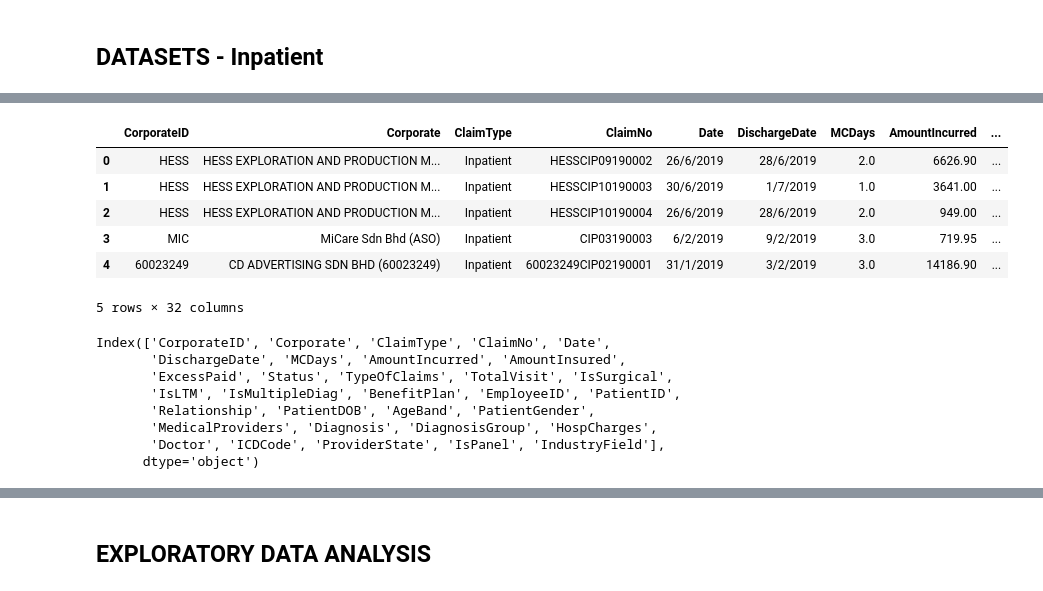
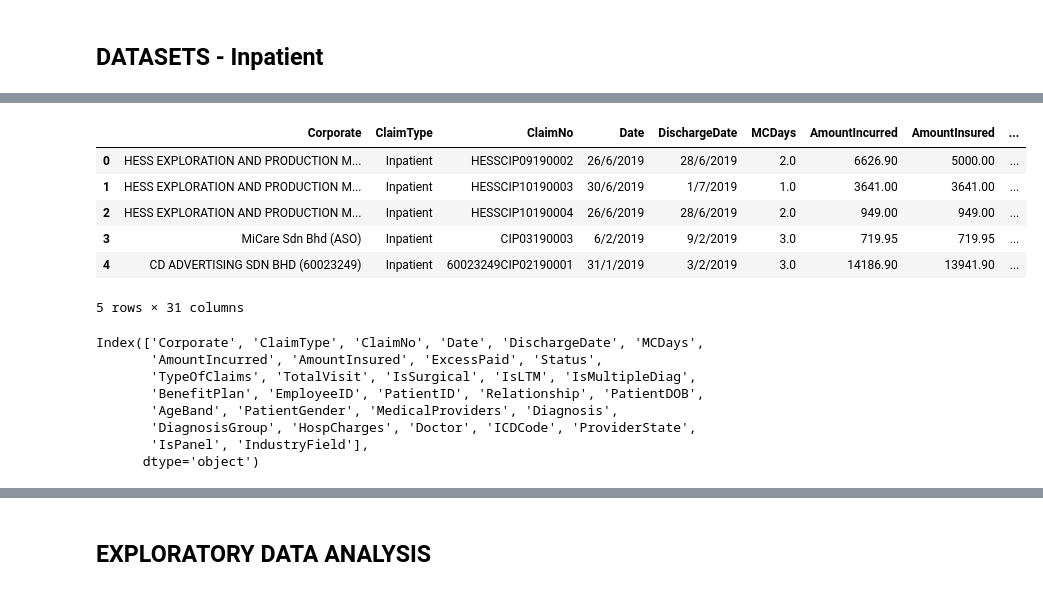
Before and after one commit to AngieChong/Research-Paper, a Jupyter notebook: P1_Prediction_of_Inpatient_Cost.ipynb, the cells around one changed output, grey strips where cells are left out. Cells and saved outputs as stored; diff of their text form; code cells hidden in the pictures.

```diff
--- a/P1_Prediction_of_Inpatient_Cost.ipynb
+++ b/P1_Prediction_of_Inpatient_Cost.ipynb
@@ -21,23 +21,23 @@ User uploaded file "Inpatient_2019-2022.csv" with length 316577997 bytes
 # %%
 import pandas as pd
-df = pd.read_csv("Inpatient_2019-2022.csv")
+df = pd.read_csv("Inpatient_2019-2022_amended.csv")
 df.head(5)
 # %% [output]
-|  | CorporateID | Corporate | ClaimType | ClaimNo | Date | DischargeDate | MCDays | AmountIncurred | ... |
-| 0 | HESS | HESS EXPLORATION AND PRODUCTION M... | Inpatient | HESSCIP09190002 | 26/6/2019 | 28/6/2019 | 2.0 | 6626.90 | ... |
-| 1 | HESS | HESS EXPLORATION AND PRODUCTION M... | Inpatient | HESSCIP10190003 | 30/6/2019 | 1/7/2019 | 1.0 | 3641.00 | ... |
-| 2 | HESS | HESS EXPLORATION AND PRODUCTION M... | Inpatient | HESSCIP10190004 | 26/6/2019 | 28/6/2019 | 2.0 | 949.00 | ... |
-| 3 | MIC | MiCare Sdn Bhd (ASO) | Inpatient | CIP03190003 | 6/2/2019 | 9/2/2019 | 3.0 | 719.95 | ... |
-| 4 | 60023249 | CD ADVERTISING SDN BHD (60023249) | Inpatient | 60023249CIP02190001 | 31/1/2019 | 3/2/2019 | 3.0 | 14186.90 | ... |
+|  | Corporate | ClaimType | ClaimNo | Date | DischargeDate | MCDays | AmountIncurred | AmountInsured | ... |
+| 0 | HESS EXPLORATION AND PRODUCTION M... | Inpatient | HESSCIP09190002 | 26/6/2019 | 28/6/2019 | 2.0 | 6626.90 | 5000.00 | ... |
+| 1 | HESS EXPLORATION AND PRODUCTION M... | Inpatient | HESSCIP10190003 | 30/6/2019 | 1/7/2019 | 1.0 | 3641.00 | 3641.00 | ... |
+| 2 | HESS EXPLORATION AND PRODUCTION M... | Inpatient | HESSCIP10190004 | 26/6/2019 | 28/6/2019 | 2.0 | 949.00 | 949.00 | ... |
+| 3 | MiCare Sdn Bhd (ASO) | Inpatient | CIP03190003 | 6/2/2019 | 9/2/2019 | 3.0 | 719.95 | 719.95 | ... |
+| 4 | CD ADVERTISING SDN BHD (60023249) | Inpatient | 60023249CIP02190001 | 31/1/2019 | 3/2/2019 | 3.0 | 14186.90 | 13941.90 | ... |
-5 rows × 32 columns
+5 rows × 31 columns
 # %%
 print(df.columns)
 # %% [output]
-Index(['CorporateID', 'Corporate', 'ClaimType', 'ClaimNo', 'Date',
-       'DischargeDate', 'MCDays', 'AmountIncurred', 'AmountInsured',
-       'ExcessPaid', 'Status', 'TypeOfClaims', 'TotalVisit', 'IsSurgical',
-       'IsLTM', 'IsMultipleDiag', 'BenefitPlan', 'EmployeeID', 'PatientID',
-       'Relationship', 'PatientDOB', 'AgeBand', 'PatientGender',
-       'MedicalProviders', 'Diagnosis', 'DiagnosisGroup', 'HospCharges',
-       'Doctor', 'ICDCode', 'ProviderState', 'IsPanel', 'IndustryField'],
+Index(['Corporate', 'ClaimType', 'ClaimNo', 'Date', 'DischargeDate', 'MCDays',
+       'AmountIncurred', 'AmountInsured', 'ExcessPaid', 'Status',
+       'TypeOfClaims', 'TotalVisit', 'IsSurgical', 'IsLTM', 'IsMultipleDiag',
+       'BenefitPlan', 'EmployeeID', 'PatientID', 'Relationship', 'PatientDOB',
+       'AgeBand', 'PatientGender', 'MedicalProviders', 'Diagnosis',
+       'DiagnosisGroup', 'HospCharges', 'Doctor', 'ICDCode', 'ProviderState',
+       'IsPanel', 'IndustryField'],
       dtype='object')
```
Also changed, not shown: parts of 46 cells of this notebook.
